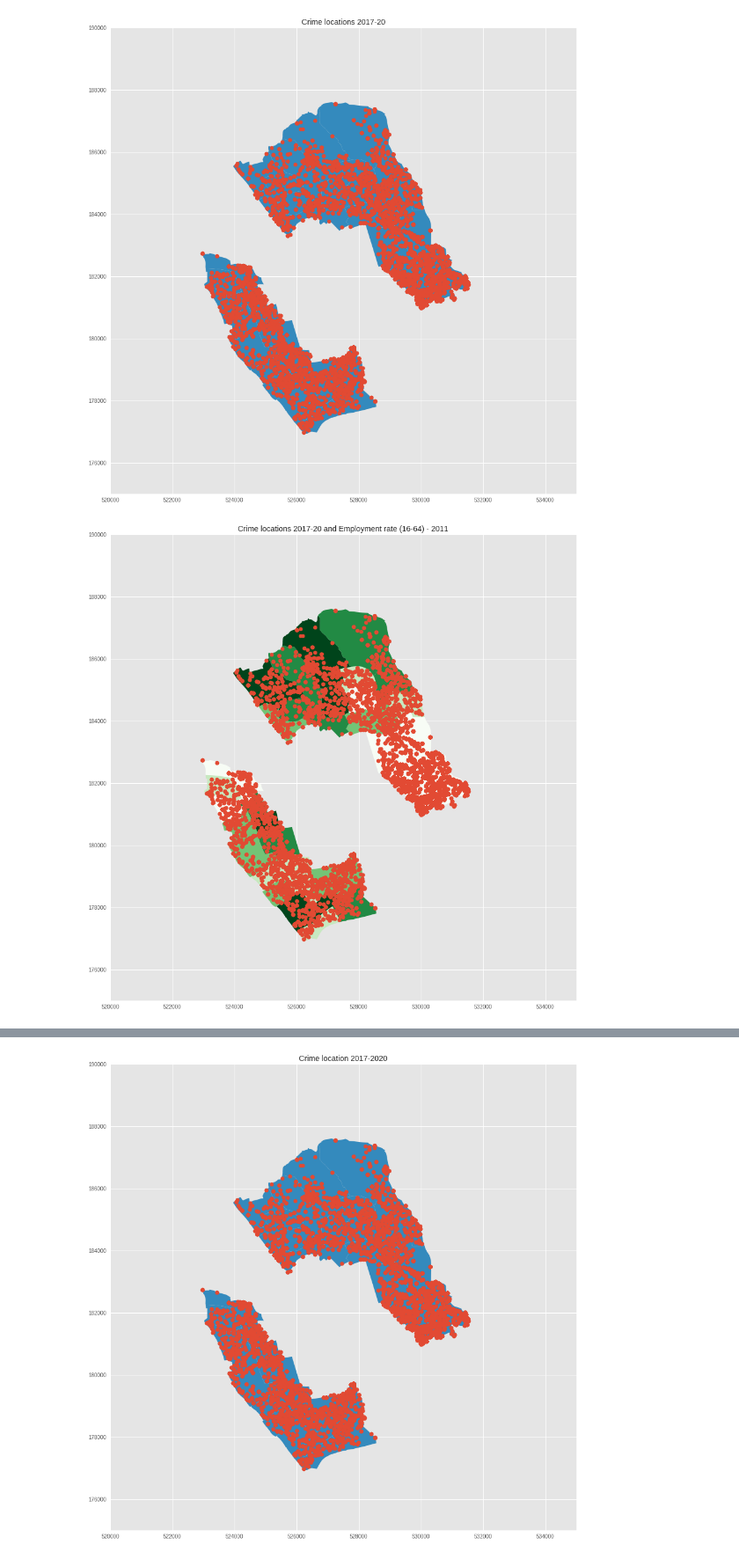
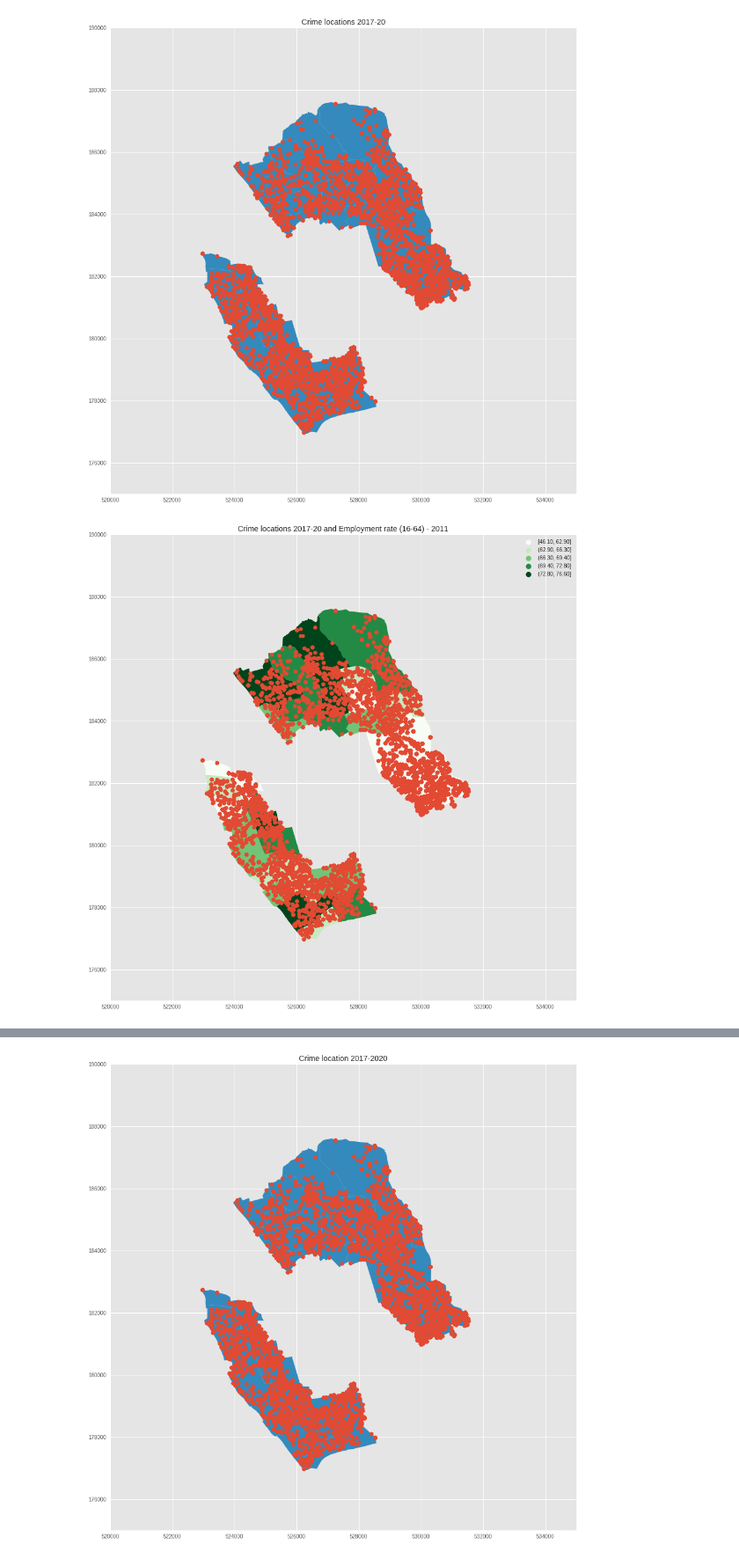
Before and after one commit to naomiburgess/QM2group15, a Jupyter notebook: Chloropleth_map.ipynb, the cells around one changed output, grey strips where cells are left out. Shown at 88% size. Saved outputs shown, nothing was run; the diff lists cells and outputs as text; code cells hidden in the pictures.

```diff
--- a/Chloropleth_map.ipynb
+++ b/Chloropleth_map.ipynb
@@ -314,13 +316,13 @@ crime.plot(ax=ax).get_figure().savefig('crimelocation.png')
 # %% [output]
 [figure]
 # %%
-ax = df_joined.plot(column='Employment rate (16-64) - 2011', cmap='Greens', scheme='quantiles', k=5)
+ax = df_joined.plot(column='Employment rate (16-64) - 2011', cmap='Greens', scheme='quantiles', k=5, legend=True)
 plt.title('Crime locations 2017-20 and Employment rate (16-64) - 2011')
 plt.xlim(520000,535000)
 plt.ylim(175000,190000)
 
 
 crime.plot(ax=ax).get_figure().savefig('crimelocation_employment.png')
 # %% [output]
-[figure, old version]
+[figure, new version]
 # %%
```
Also changed, not shown: parts of 9 cells of this notebook.
